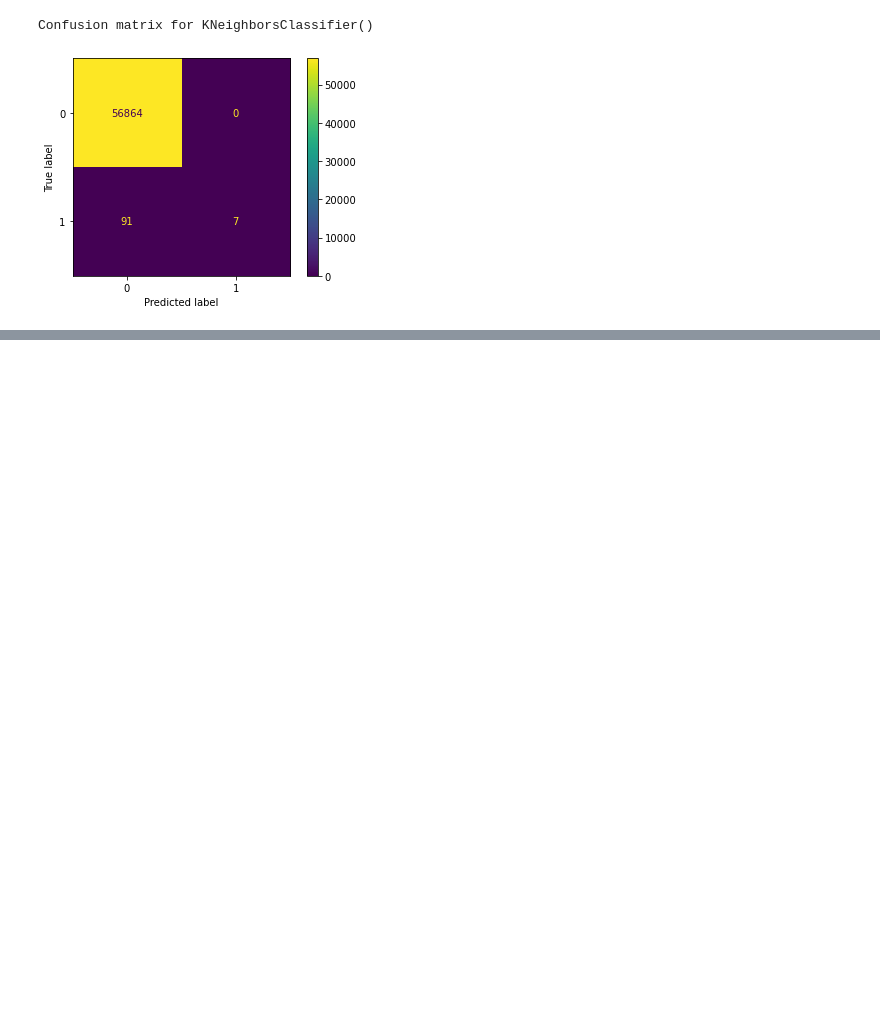
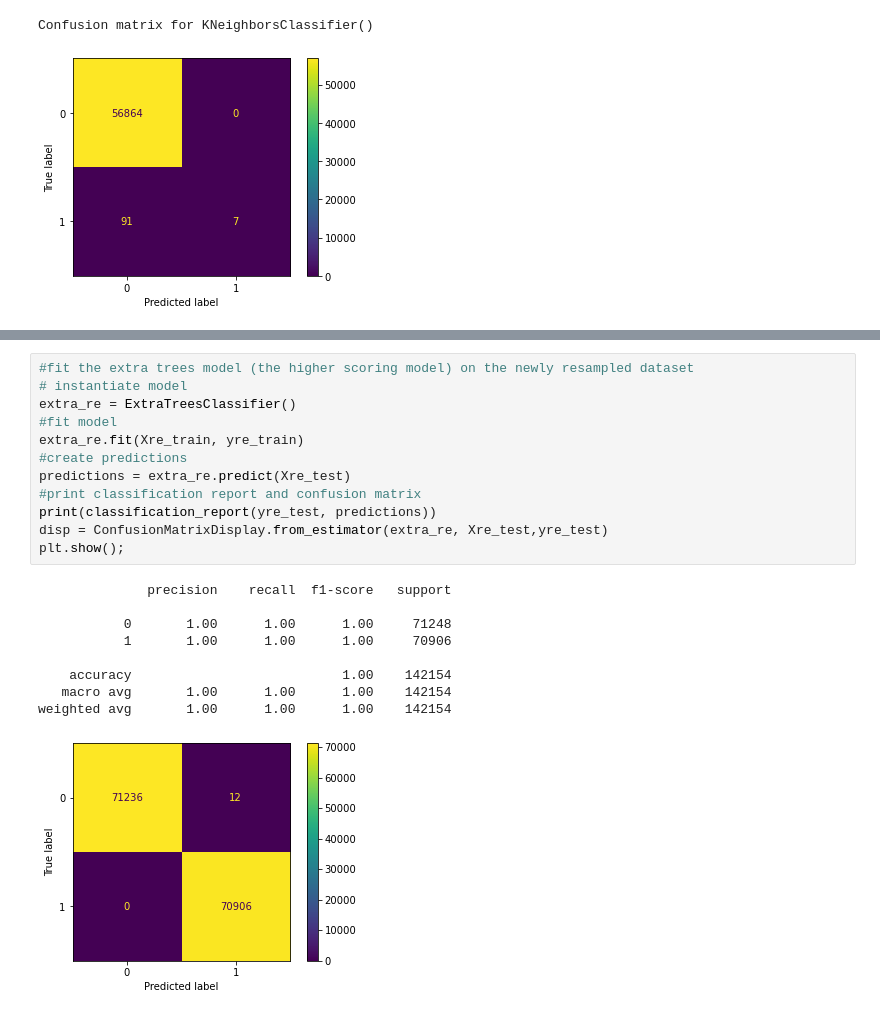
Before and after one commit to jyirrell/credit_card_fraud, a Jupyter notebook: credit_card_classifier.ipynb, the cells around one changed output, grey strips where cells are left out. Cells and saved outputs as stored; diff of their text form; blank space fills up the shorter version.

```diff
--- a/credit_card_classifier.ipynb
+++ b/credit_card_classifier.ipynb
@@ -361,0 +411,22 @@ f1 score of best estimator was 0.8852459016393441
+# %%
+#fit the extra trees model (the higher scoring model) on the newly resampled dataset
+# instantiate model
+extra_re = ExtraTreesClassifier()
+#fit model
+extra_re.fit(Xre_train, yre_train)
+#create predictions
+predictions = extra_re.predict(Xre_test)
+#print classification report and confusion matrix
+print(classification_report(yre_test, predictions))
+disp = ConfusionMatrixDisplay.from_estimator(extra_re, Xre_test,yre_test)
+plt.show();
+# %% [output]
+              precision    recall  f1-score   support
+
+           0       1.00      1.00      1.00     71248
+           1       1.00      1.00      1.00     70906
+
+    accuracy                           1.00    142154
+   macro avg       1.00      1.00      1.00    142154
+weighted avg       1.00      1.00      1.00    142154
+[figure, added]
```
Also changed, not shown: parts of 25 cells of this notebook.
